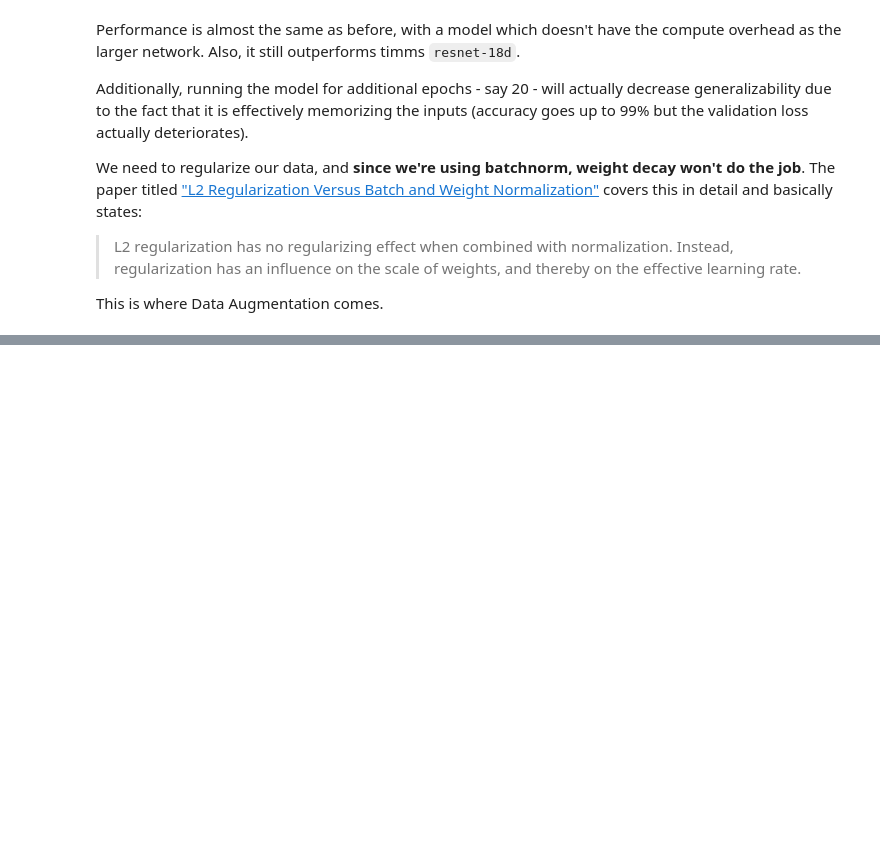
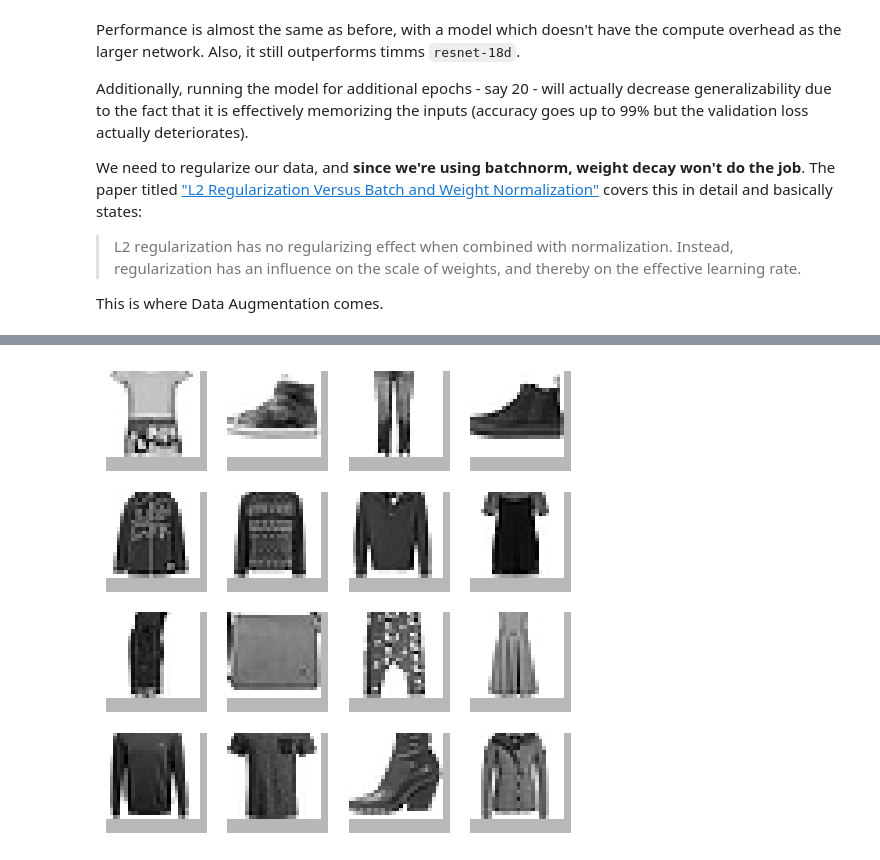
Before and after one commit to bachaudhry/FastAI-22-23, a Jupyter notebook: course_part_2/14_augmentation.ipynb, the cells around one changed output, grey strips where cells are left out. Drawn from its saved outputs; the diff is of its cells as text; code cells hidden in the pictures; blank space fills up the shorter version.

```diff
--- a/course_part_2/14_augmentation.ipynb
+++ b/course_part_2/14_augmentation.ipynb
@@ -304,0 +338,4 @@ This is where Data Augmentation comes.
+# %%
+learn.show_image_batch(max_n=16, imsize=(1.5))
+# %% [output]
+[figure, added]
```
Also changed, not shown: parts of 12 cells of this notebook.
